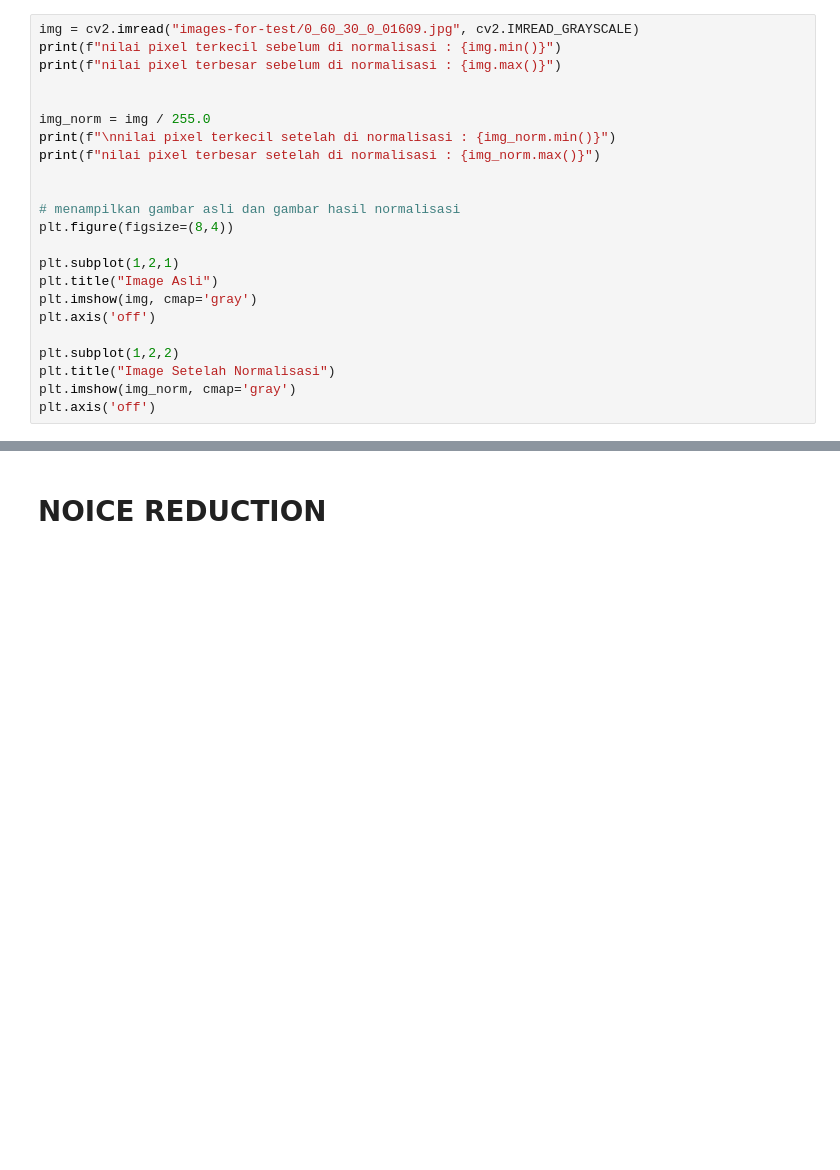
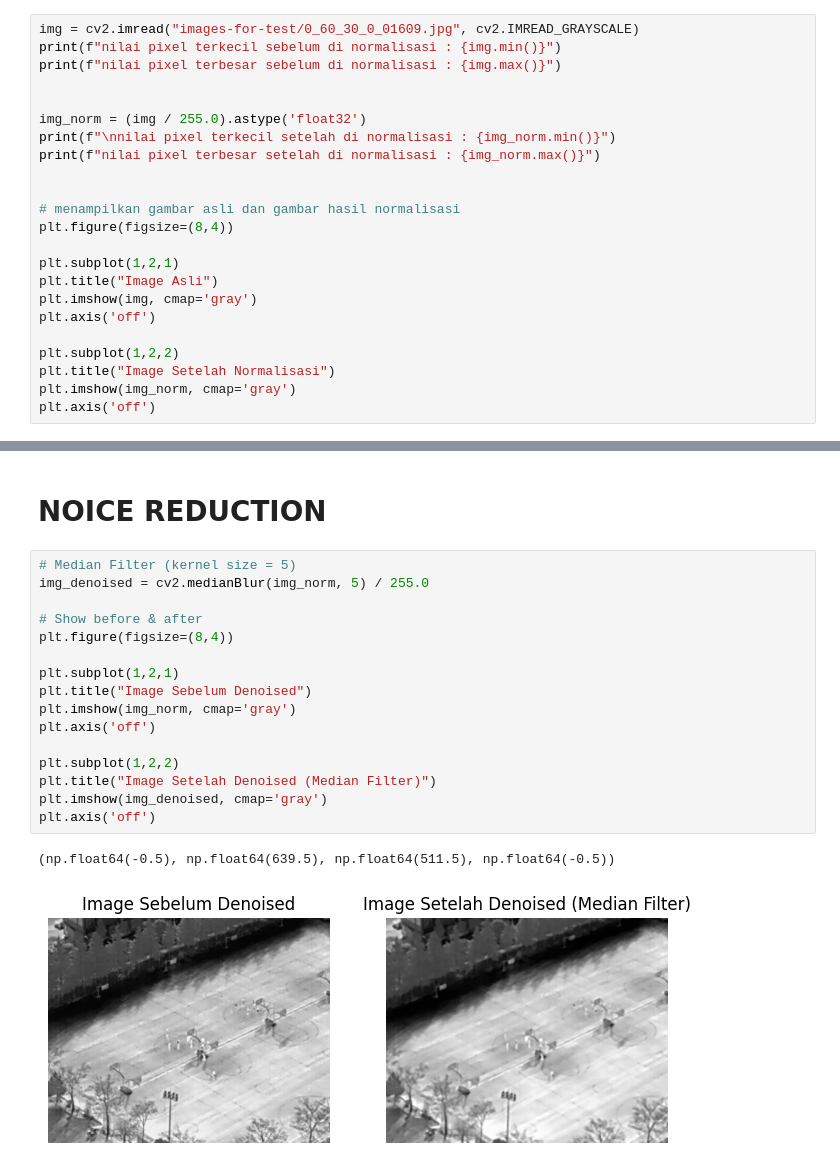
Before and after one commit to KalfinSyah/desktop-app-image-enchantment-with-devide-conquer-method, a Jupyter notebook: main.ipynb, the cells around one changed output, grey strips where cells are left out. Drawn from its saved outputs; the diff is of its cells as text; blank space fills up the shorter version.

Commit message:
add filtering

```diff
--- a/main.ipynb
+++ b/main.ipynb
@@ -9,7 +9,7 @@ print(f"nilai pixel terkecil sebelum di normalisasi : {img.min()}")
 print(f"nilai pixel terbesar sebelum di normalisasi : {img.max()}")
 
 
-img_norm = img / 255.0
+img_norm = (img / 255.0).astype('float32')
 print(f"\nnilai pixel terkecil setelah di normalisasi : {img_norm.min()}")
 print(f"nilai pixel terbesar setelah di normalisasi : {img_norm.max()}")
 
@@ -36,3 +36,22 @@ nilai pixel terbesar setelah di normalisasi : 0.9725490196078431
 [figure]
 # %% [markdown]
 # NOICE REDUCTION
+# %%
+# Median Filter (kernel size = 5)
+img_denoised = cv2.medianBlur(img_norm, 5) / 255.0
+
+# Show before & after
+plt.figure(figsize=(8,4))
+
+plt.subplot(1,2,1)
+plt.title("Image Sebelum Denoised")
+plt.imshow(img_norm, cmap='gray')
+plt.axis('off')
+
+plt.subplot(1,2,2)
+plt.title("Image Setelah Denoised (Median Filter)")
+plt.imshow(img_denoised, cmap='gray')
+plt.axis('off')
+# %% [output]
+(np.float64(-0.5), np.float64(639.5), np.float64(511.5), np.float64(-0.5))
+[figure, added]
```
Also changed, not shown: parts of 1 cell of this notebook.
